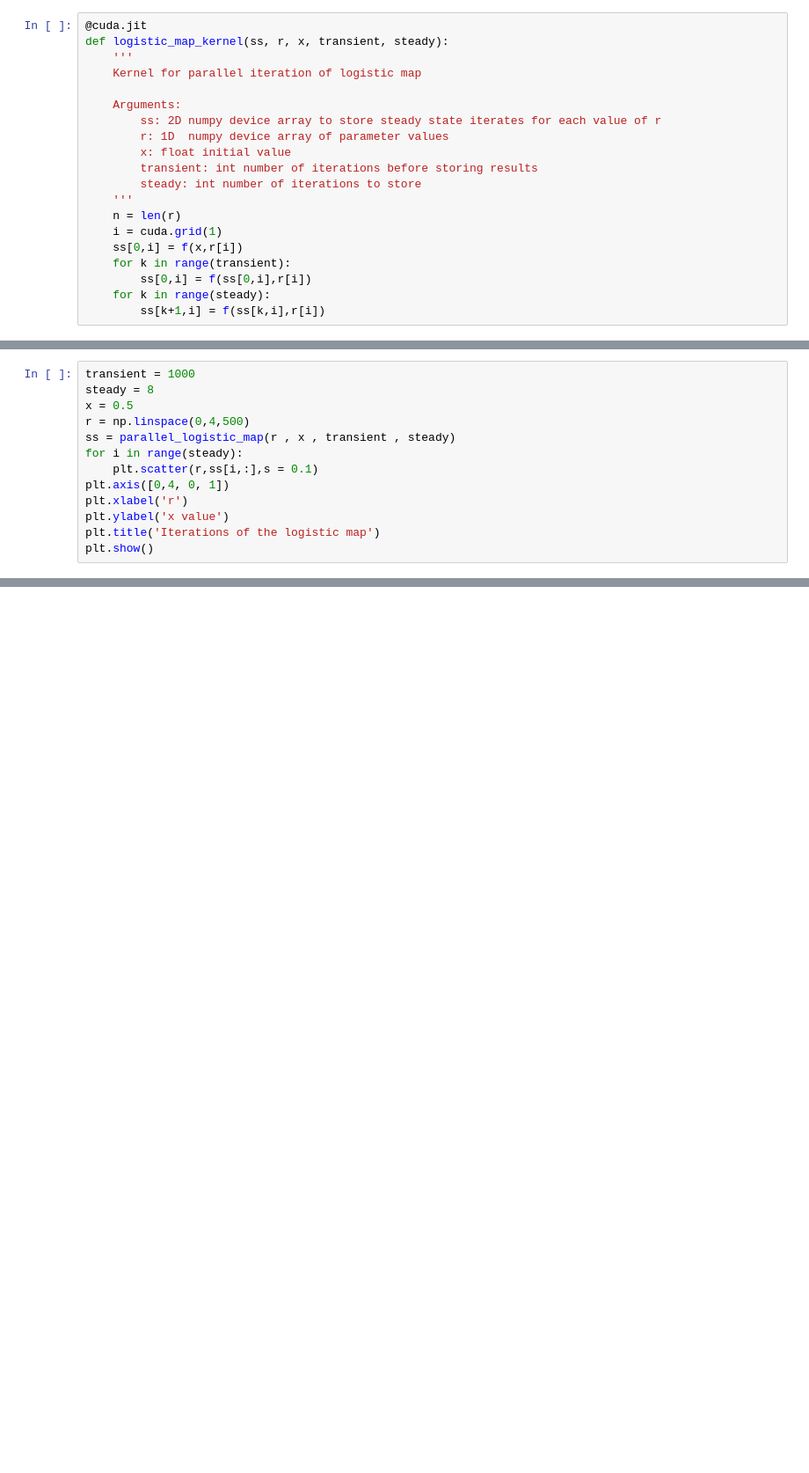
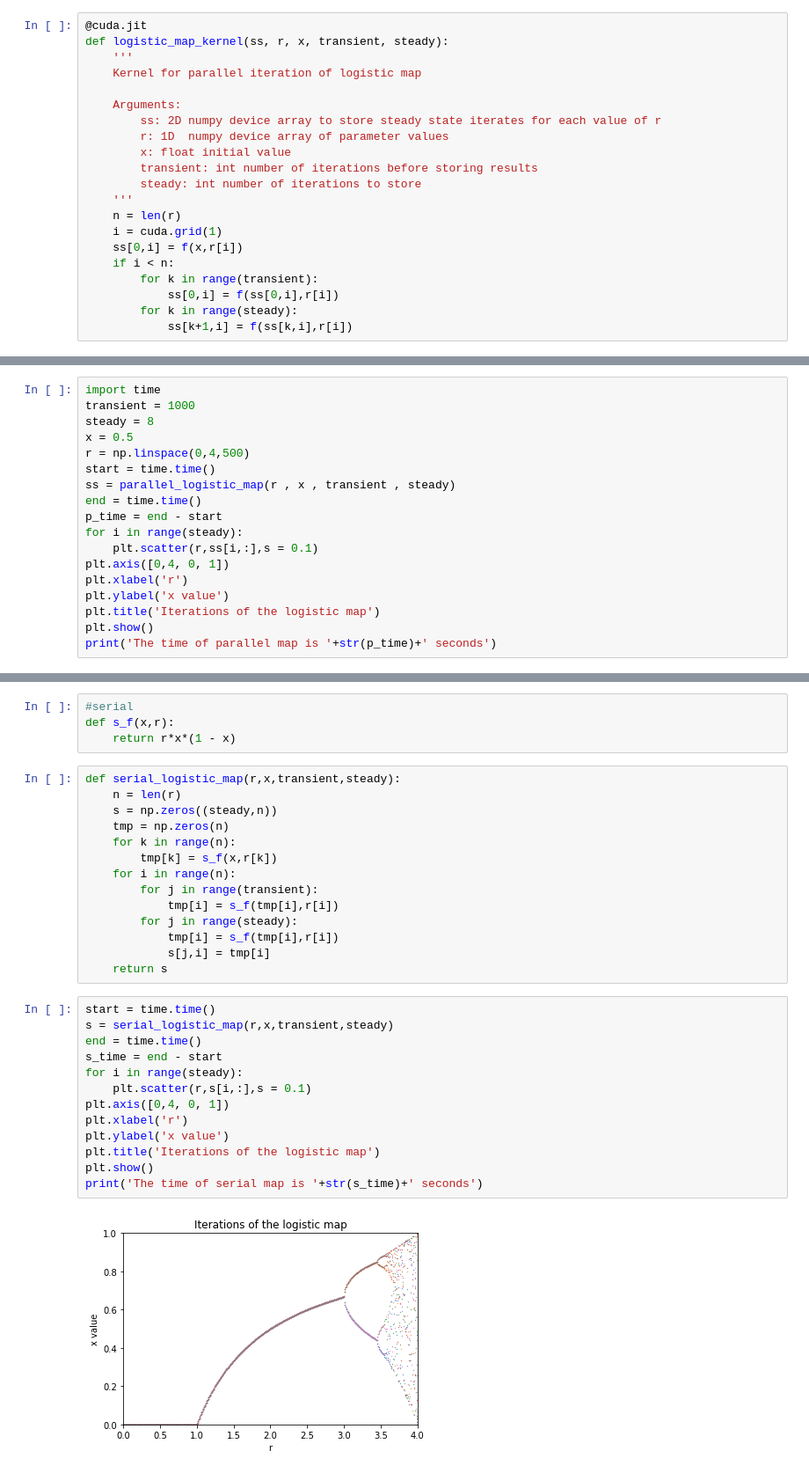
Before and after one commit to Jimmyliuone/2020-ME574-Parallel-Computation, a Jupyter notebook: me574 hw2.ipynb, the cells around one changed output, grey strips where cells are left out. Shown at 88% size. Drawn from its saved outputs; the diff is of its cells as text; blank space fills up the shorter version.

```diff
--- a/me574 hw2.ipynb
+++ b/me574 hw2.ipynb
@@ -47,10 +49,11 @@ def logistic_map_kernel(ss, r, x, transient, steady):
     n = len(r)
     i = cuda.grid(1)
     ss[0,i] = f(x,r[i])
-    for k in range(transient):
-        ss[0,i] = f(ss[0,i],r[i])
-    for k in range(steady):
-        ss[k+1,i] = f(ss[k,i],r[i])
+    if i < n:
+        for k in range(transient):
+            ss[0,i] = f(ss[0,i],r[i])
+        for k in range(steady):
+            ss[k+1,i] = f(ss[k,i],r[i])
 # %%
 def parallel_logistic_map(r, x, transient, steady):
     '''
@@ -73,11 +76,15 @@ def parallel_logistic_map(r, x, transient, steady):
     logistic_map_kernel[gridDims, blockDims](ss, d_r, x, transient, steady)
     return ss.copy_to_host()
 # %%
+import time
 transient = 1000
 steady = 8
 x = 0.5
 r = np.linspace(0,4,500)
+start = time.time()
 ss = parallel_logistic_map(r , x , transient , steady)
+end = time.time()
+p_time = end - start
 for i in range(steady):
     plt.scatter(r,ss[i,:],s = 0.1)
 plt.axis([0,4, 0, 1])
@@ -85,5 +92,6 @@ plt.xlabel('r')
 plt.ylabel('x value')
 plt.title('Iterations of the logistic map')
 plt.show()
+print('The time of parallel map is '+str(p_time)+' seconds')
 # %% [output]
 [figure]
@@ -89,0 +99,33 @@ plt.show()
+# %%
+#serial
+def s_f(x,r):
+    return r*x*(1 - x)
+# %%
+def serial_logistic_map(r,x,transient,steady):
+    n = len(r)
+    s = np.zeros((steady,n))
+    tmp = np.zeros(n)
+    for k in range(n):
+        tmp[k] = s_f(x,r[k])
+    for i in range(n):
+        for j in range(transient):
+            tmp[i] = s_f(tmp[i],r[i])
+        for j in range(steady):
+            tmp[i] = s_f(tmp[i],r[i])
+            s[j,i] = tmp[i]
+    return s
+# %%
+start = time.time()
+s = serial_logistic_map(r,x,transient,steady)
+end = time.time()
+s_time = end - start
+for i in range(steady):
+    plt.scatter(r,s[i,:],s = 0.1)
+plt.axis([0,4, 0, 1])
+plt.xlabel('r')
+plt.ylabel('x value')
+plt.title('Iterations of the logistic map')
+plt.show()
+print('The time of serial map is '+str(s_time)+' seconds')
+# %% [output]
+[figure, added]
```
Also changed, not shown: parts of 14 cells of this notebook.
